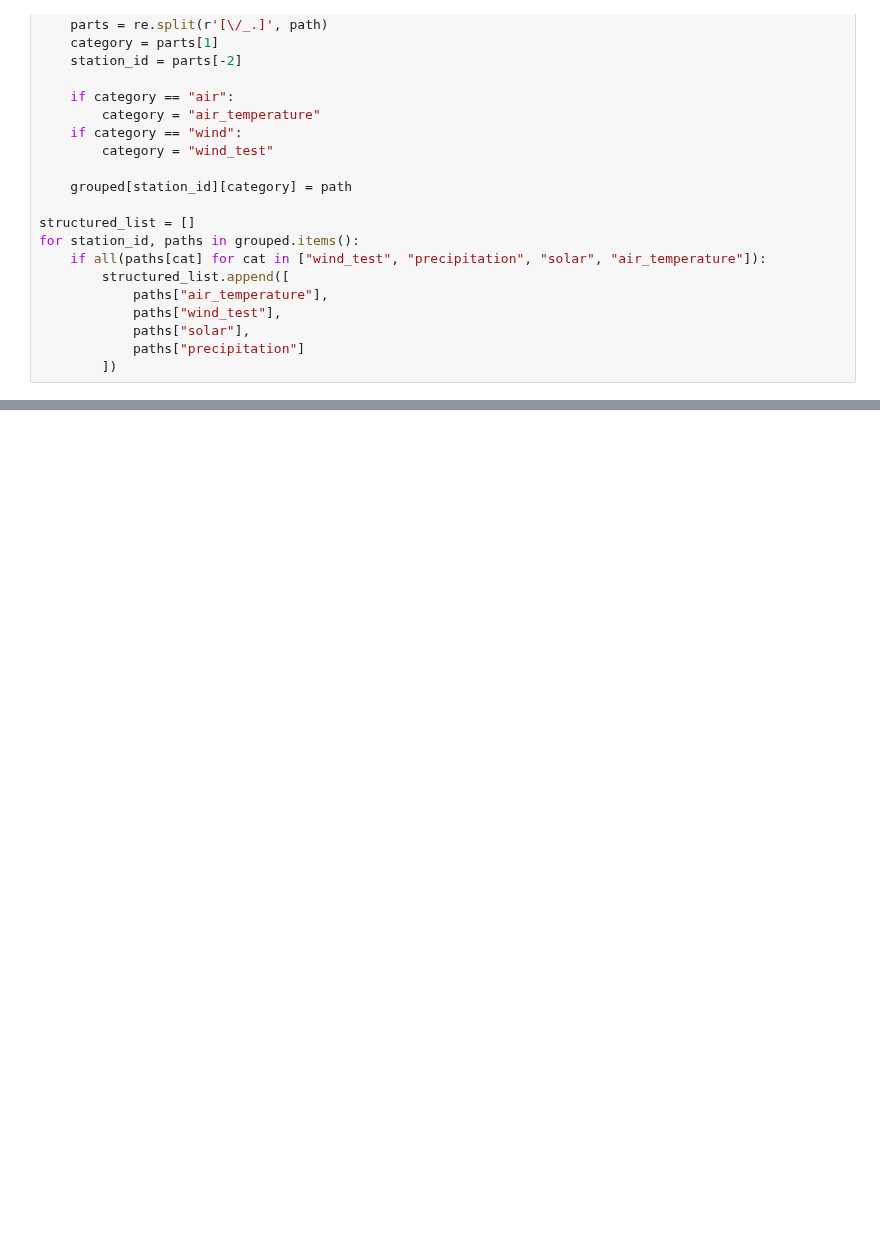
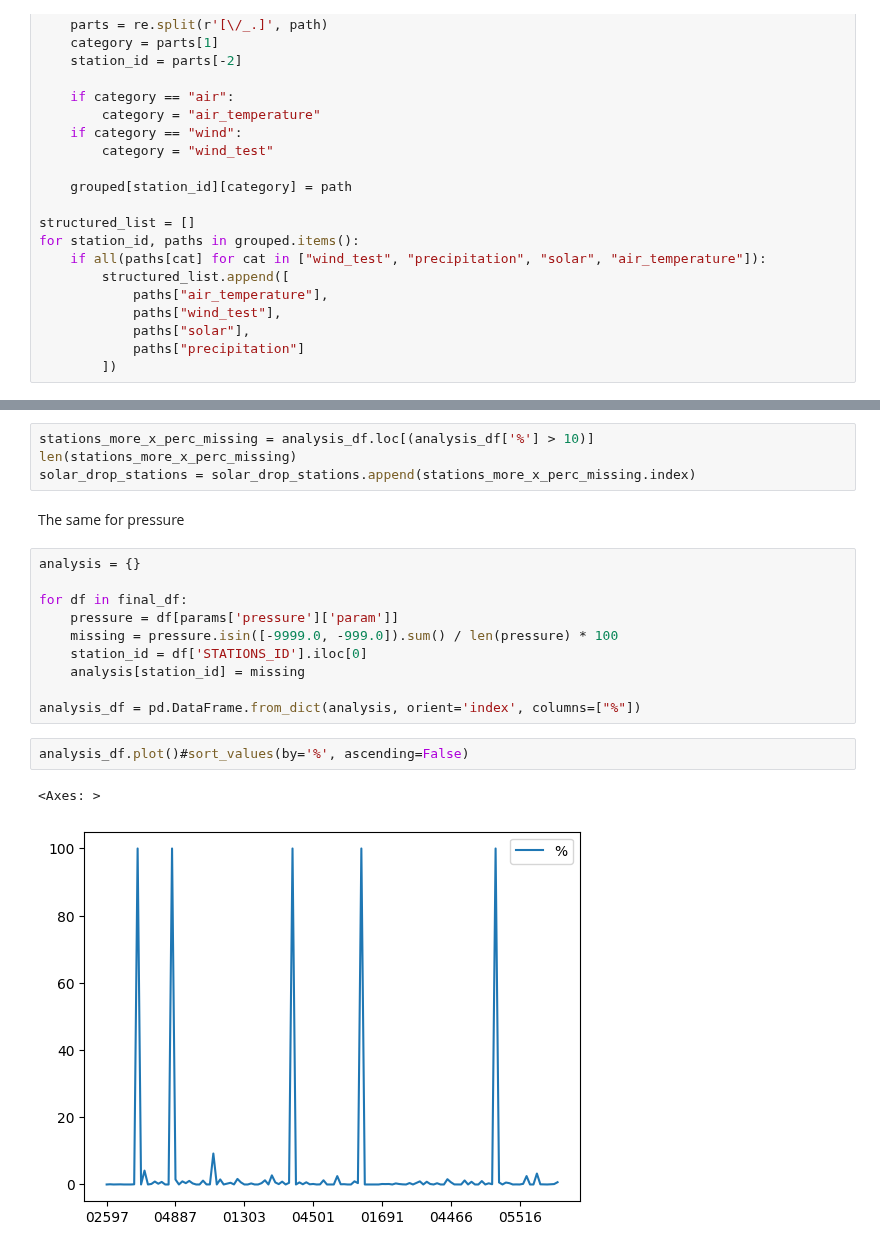
Before and after one commit to vikwal/synthetic_re_data_generation, a Jupyter notebook: dwd_weatherstation.ipynb, the cells around one changed output, grey strips where cells are left out. Saved outputs shown, nothing was run; the diff lists cells and outputs as text; blank space fills up the shorter version.

```diff
--- a/dwd_weatherstation.ipynb
+++ b/dwd_weatherstation.ipynb
@@ -361,0 +474,21 @@ for ele in structured_list:
+# %%
+stations_more_x_perc_missing = analysis_df.loc[(analysis_df['%'] > 10)]
+len(stations_more_x_perc_missing)
+solar_drop_stations = solar_drop_stations.append(stations_more_x_perc_missing.index)
+# %% [markdown]
+The same for pressure
+# %%
+analysis = {}
+
+for df in final_df:
+    pressure = df[params['pressure']['param']]
+    missing = pressure.isin([-9999.0, -999.0]).sum() / len(pressure) * 100
+    station_id = df['STATIONS_ID'].iloc[0]
+    analysis[station_id] = missing
+
+analysis_df = pd.DataFrame.from_dict(analysis, orient='index', columns=["%"])
+# %%
+analysis_df.plot()#sort_values(by='%', ascending=False)
+# %% [output]
+<Axes: >
+[figure, added]
```
Also changed, not shown: parts of 48 cells of this notebook, 3 other files.
